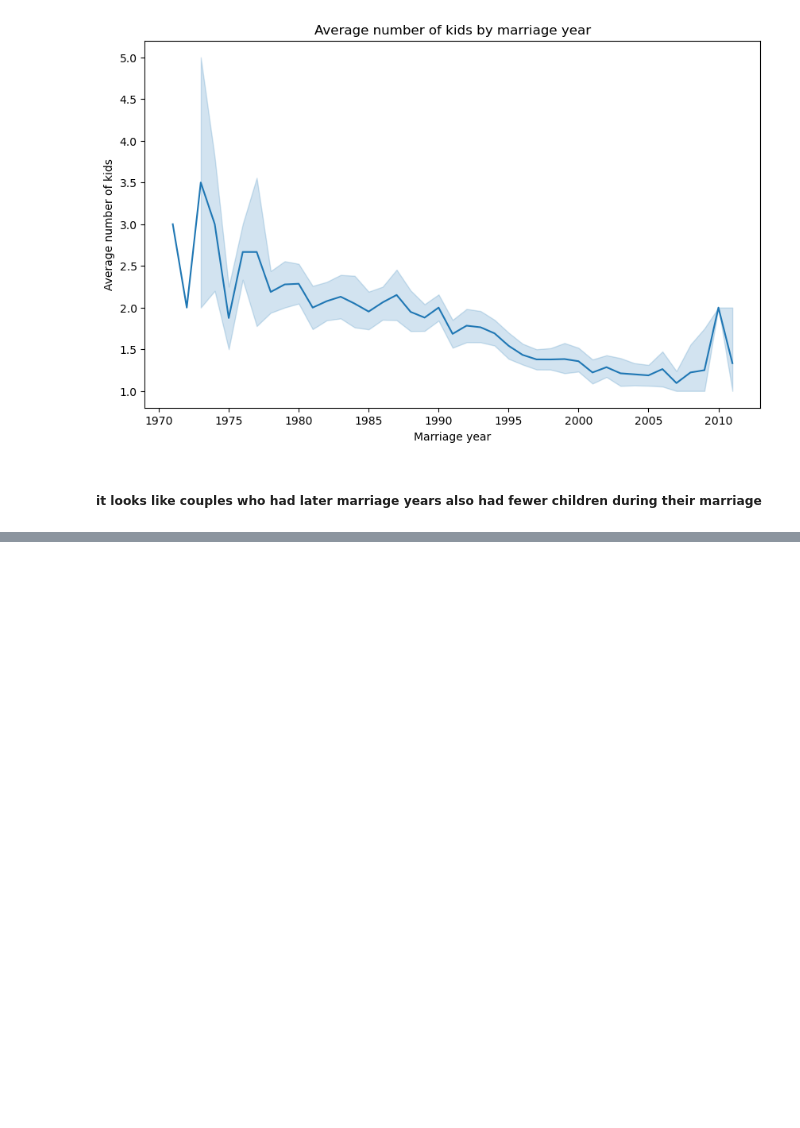
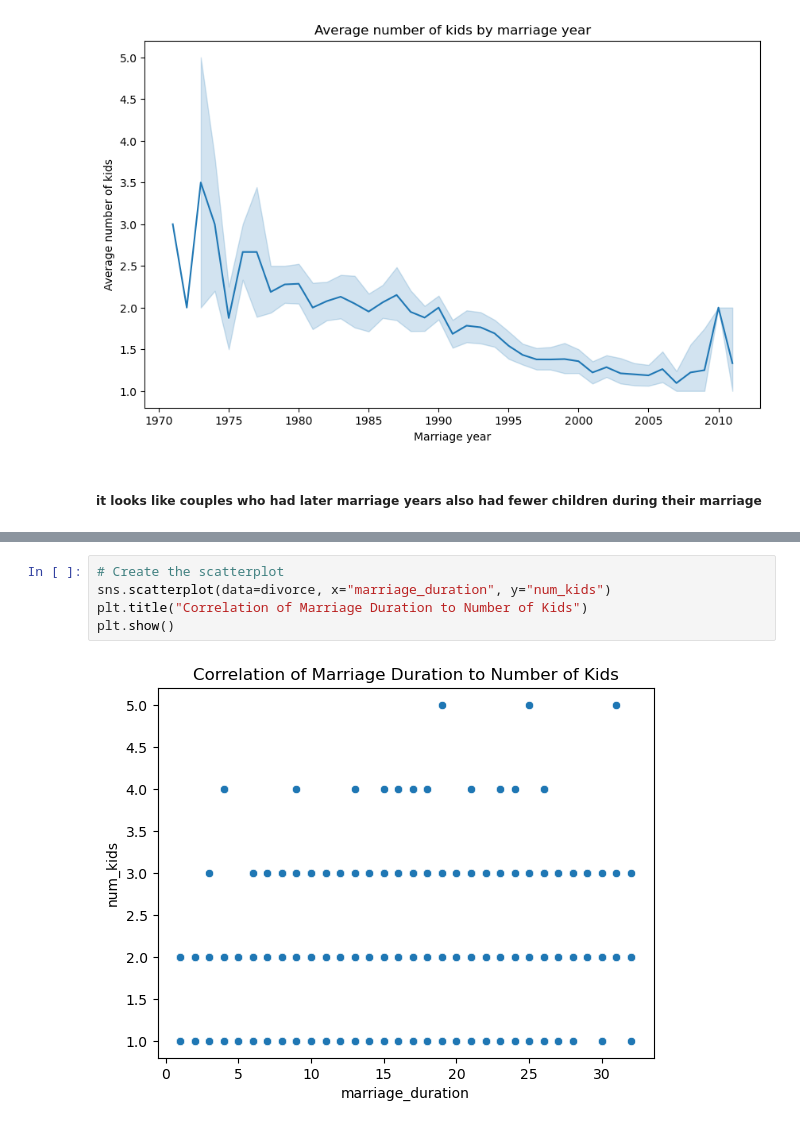
Before and after one commit to UCJPENIEL/Analytics-in-Python-Projects, a Jupyter notebook: Class data python class.ipynb, the cells around one changed output, grey strips where cells are left out. Cells and saved outputs as stored; diff of their text form; blank space fills up the shorter version.

```diff
--- a/Class data python class.ipynb
+++ b/Class data python class.ipynb
@@ -374,0 +442,7 @@ dtype: object
+# %%
+# Create the scatterplot
+sns.scatterplot(data=divorce, x="marriage_duration", y="num_kids")
+plt.title("Correlation of Marriage Duration to Number of Kids")
+plt.show()
+# %% [output]
+[figure, added]
```
Also changed, not shown: parts of 21 cells of this notebook.
